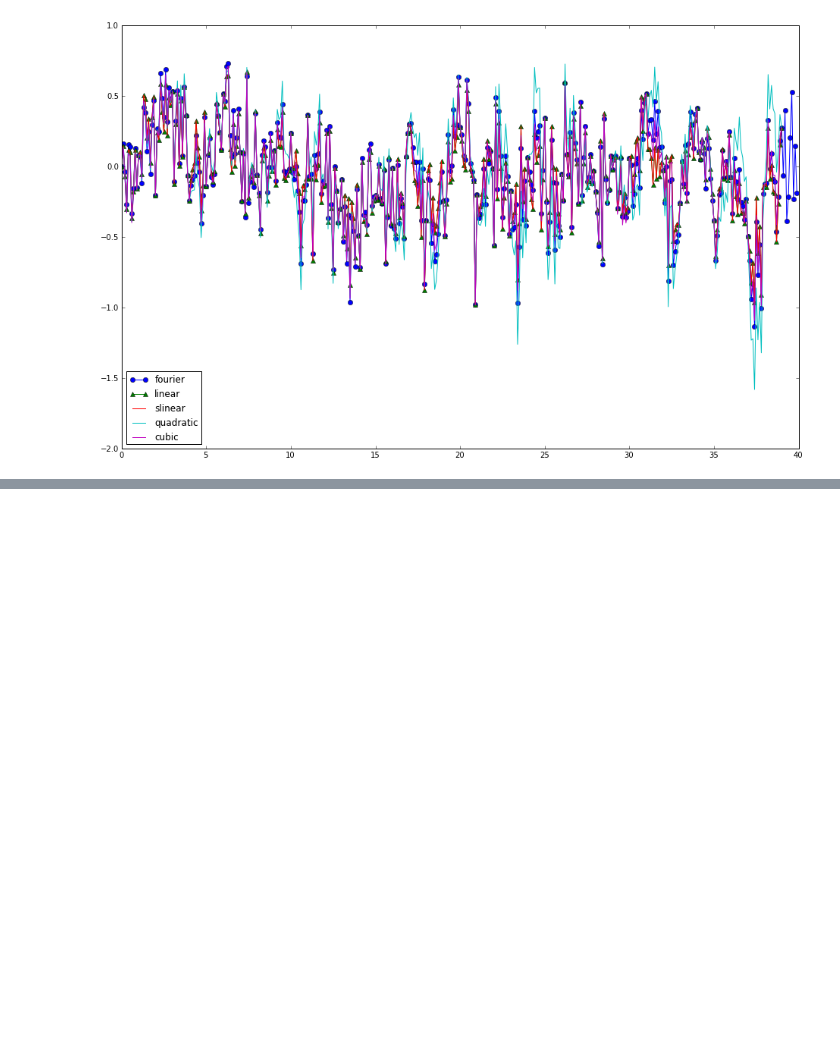
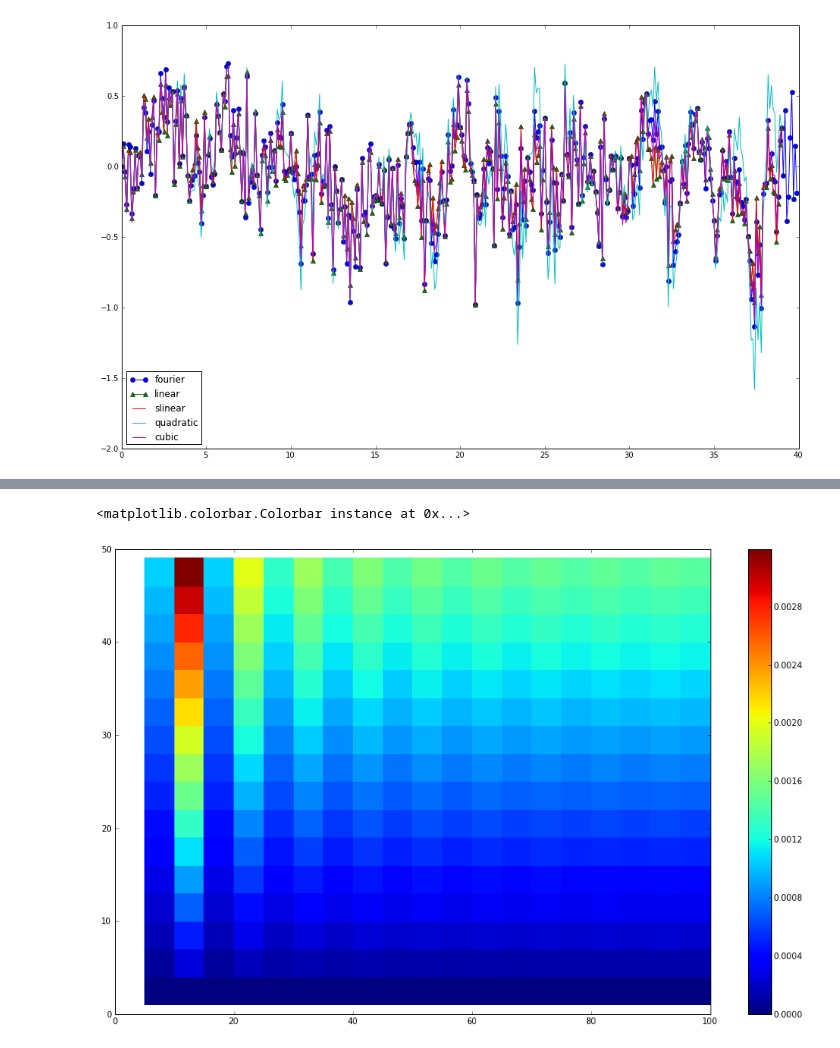
Before and after one commit to keflavich/image_registration, a Jupyter notebook: doc/Fourier Scaling = Zooming = Similarity.ipynb, the cells around one changed output, grey strips where cells are left out. Cells and saved outputs as stored; diff of their text form; code cells hidden in the pictures; blank space fills up the shorter version.

```diff
--- a/doc/Fourier Scaling = Zooming = Similarity.ipynb
+++ b/doc/Fourier Scaling = Zooming = Similarity.ipynb
@@ -189,0 +231,2 @@ interpcompare(f, arange(0,40), arange(0,40,0.1))
+# %%
+actest = array([[accuracy_test(s,u) for s in xrange(5,105,5)] for u in xrange(1,50,3)])
@@ -189,0 +235,7 @@ interpcompare(f, arange(0,40), arange(0,40,0.1))
+# %%
+clf()
+pcolormesh(arange(5,105,5),arange(1,50,3),actest)
+colorbar()
+# %% [output]
+<matplotlib.colorbar.Colorbar instance at 0x...>
+[figure, added]
```
Also changed, not shown: parts of 13 cells of this notebook, 3 other files.
